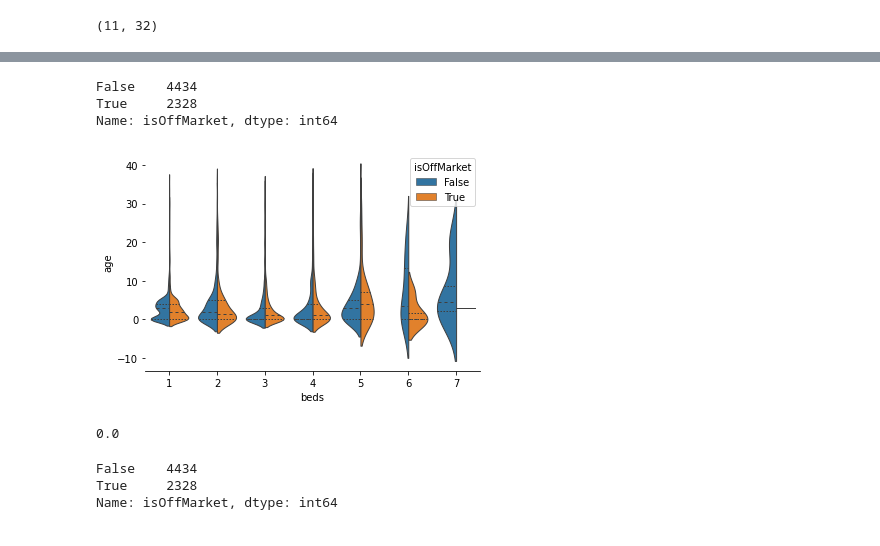
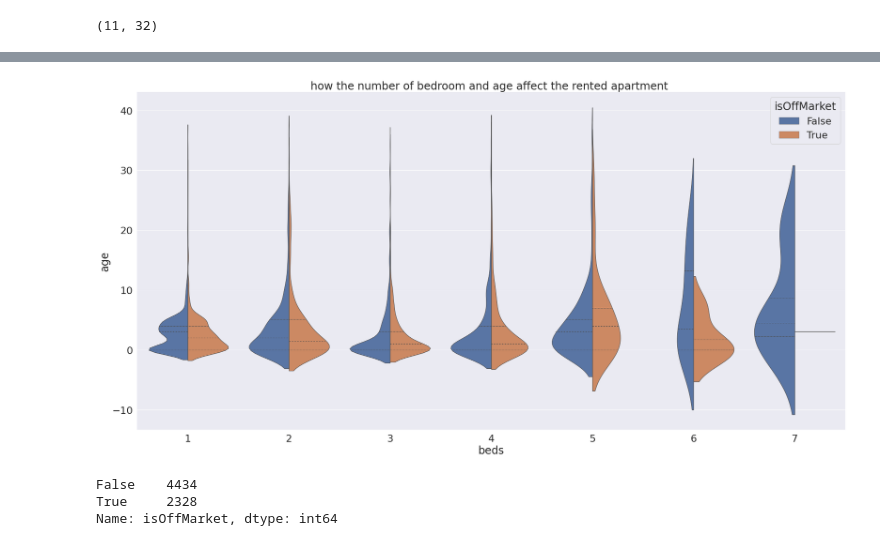
Before and after one commit to Abdulmalik-rebdi/aqar1, a Jupyter notebook: src/EDA.ipynb, the cells around one changed output, grey strips where cells are left out. Cells and saved outputs as stored; diff of their text form; code cells hidden in the pictures.

```diff
--- a/src/EDA.ipynb
+++ b/src/EDA.ipynb
@@ -447,14 +530,13 @@ df['age'].plot(kind='box')
-# %%
-df['isOffMarket'].value_counts()
-# %% [output]
-False    4434
-True     2328
-Name: isOffMarket, dtype: int64
 # %%
+
+
+
 sns.violinplot(data=df, x="beds", y="age", hue="isOffMarket",
                split=True, inner="quart", linewidth=1
             #    palette={"Yes": "b", "No": ".85"}
-            )
+            ).set(title= "how the number of bedroom and age affect the rented apartment "  )
+sns.set(rc={'figure.figsize':(20.7,12.27)})
+sns.set(font_scale = 2)
 sns.despine(left=True)
 # %% [output]
-[figure, old version]
+[figure, new version]
@@ -463,5 +543 @@ sns.despine(left=True)
-# %%
-df['age'].min()
-# %% [output]
-0.0
 # %%
```
Also changed, not shown: parts of 112 cells of this notebook.
